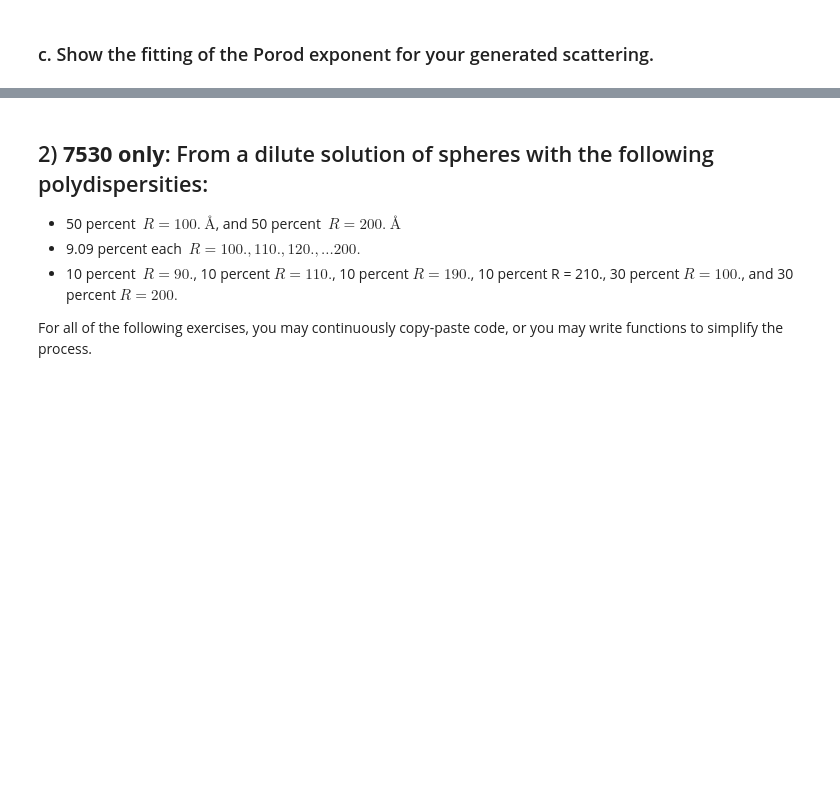
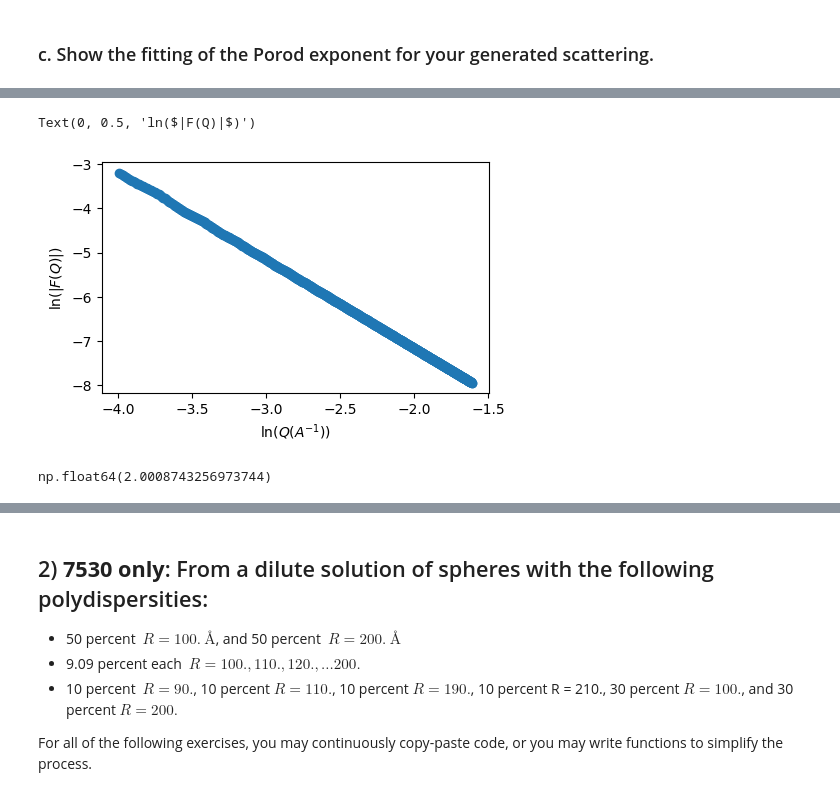
Before and after one commit to blajiness/CHE_7530-Assignments, a Jupyter notebook: Assignment4.ipynb, the cells around one changed output, grey strips where cells are left out. Drawn from its saved outputs; the diff is of its cells as text; code cells hidden in the pictures; blank space fills up the shorter version.

```diff
--- a/Assignment4.ipynb
+++ b/Assignment4.ipynb
@@ -541,0 +549,21 @@ print(f' R is equal to {R}')
+# %%
+
+# first we need to cut our range to the purely linear regime
+linear_indices = np.where(q2 > -4) # picks all the indices where q2 is less than 0.001
+# the reason we must do this is that we need to choose those same indices from 2 arrays
+linear_q2 = q2[linear_indices]
+linear_lnI = lnI[linear_indices]
+fig, ax = plt.subplots(figsize=(5,3))
+ax.plot(linear_q2,linear_lnI,'o')
+ax.set_xlabel('ln($Q(A^{-1})$)'); ax.set_ylabel('ln($|F(Q)|$)')
+# %% [output]
+Text(0, 0.5, 'ln($|F(Q)|$)')
+[figure, added]
+# %%
+lin_result = stats.linregress(linear_q2,linear_lnI)
+lin_result
+slope = lin_result[0]
+R = -1*slope
+R
+# %% [output]
+np.float64(2.0008743256973744)
```
Also changed, not shown: parts of 25 cells of this notebook.
